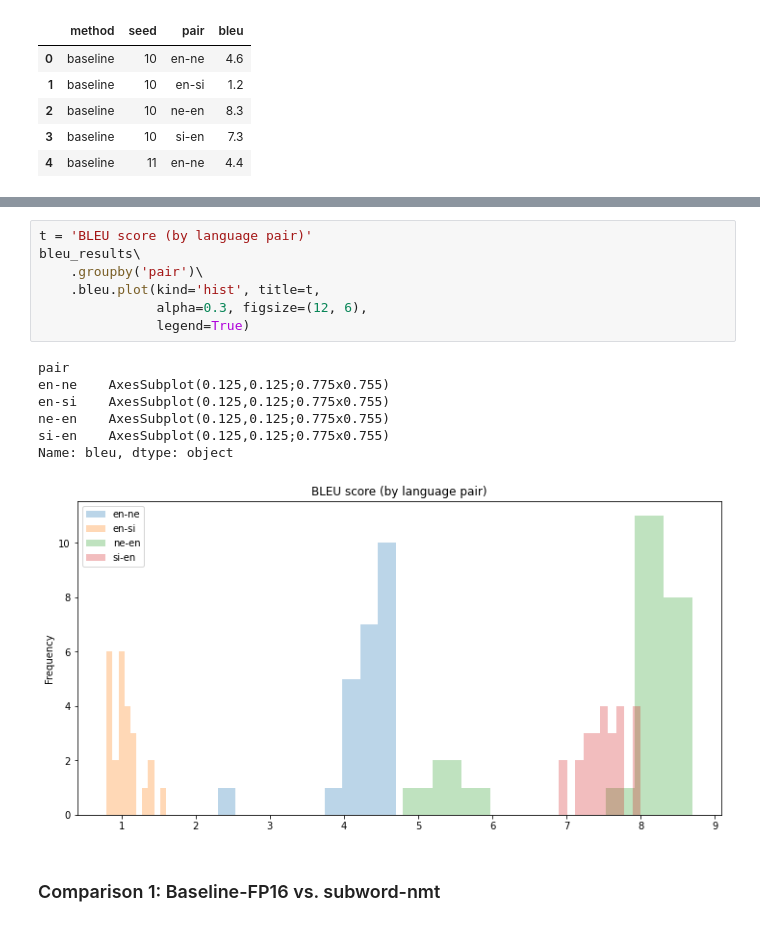
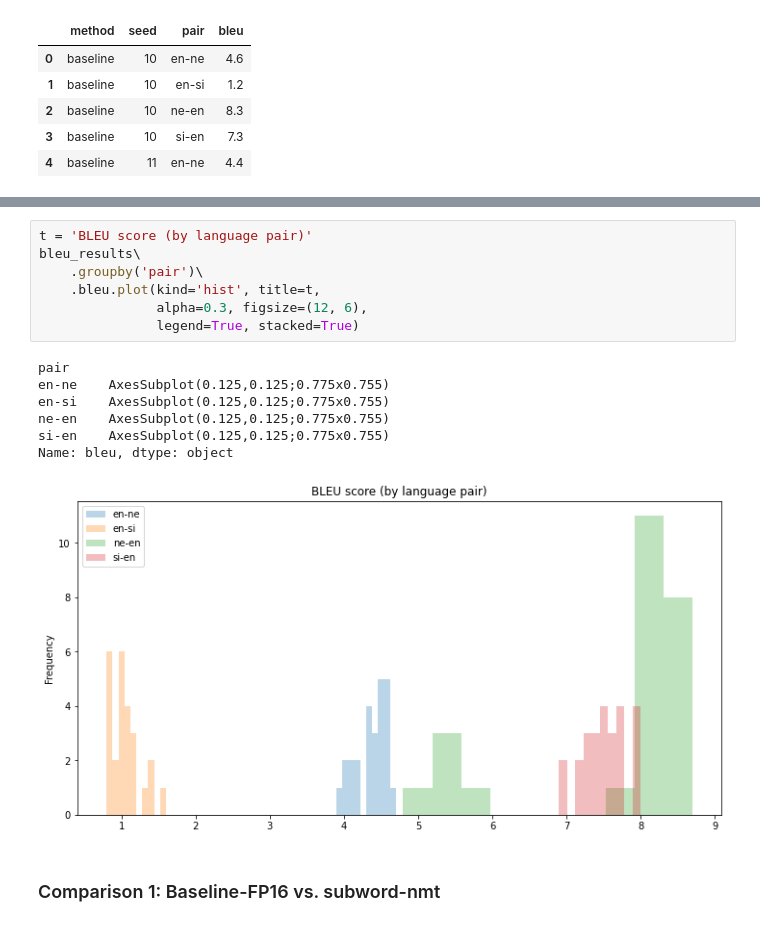
Before and after one commit to j0ma/flores, a Jupyter notebook: translation-results.ipynb, the cells around one changed output, grey strips where cells are left out. Drawn from its saved outputs; the diff is of its cells as text.

```diff
--- a/translation-results.ipynb
+++ b/translation-results.ipynb
@@ -50,18 +50,18 @@ Name: bleu, dtype: object
 # %%
 t = 'BLEU score (by language pair)'
 bleu_results\
     .groupby('pair')\
     .bleu.plot(kind='hist', title=t,
                alpha=0.3, figsize=(12, 6),
-               legend=True)
+               legend=True, stacked=True)
 # %% [output]
 pair
 en-ne    AxesSubplot(0.125,0.125;0.775x0.755)
 en-si    AxesSubplot(0.125,0.125;0.775x0.755)
 ne-en    AxesSubplot(0.125,0.125;0.775x0.755)
 si-en    AxesSubplot(0.125,0.125;0.775x0.755)
 Name: bleu, dtype: object
-[figure, old version]
+[figure, new version]
 # %% [markdown]
 ### Comparison 1: Baseline-FP16 vs. subword-nmt
 # %%
```
Also changed, not shown: parts of 18 cells of this notebook, 4 other files.
